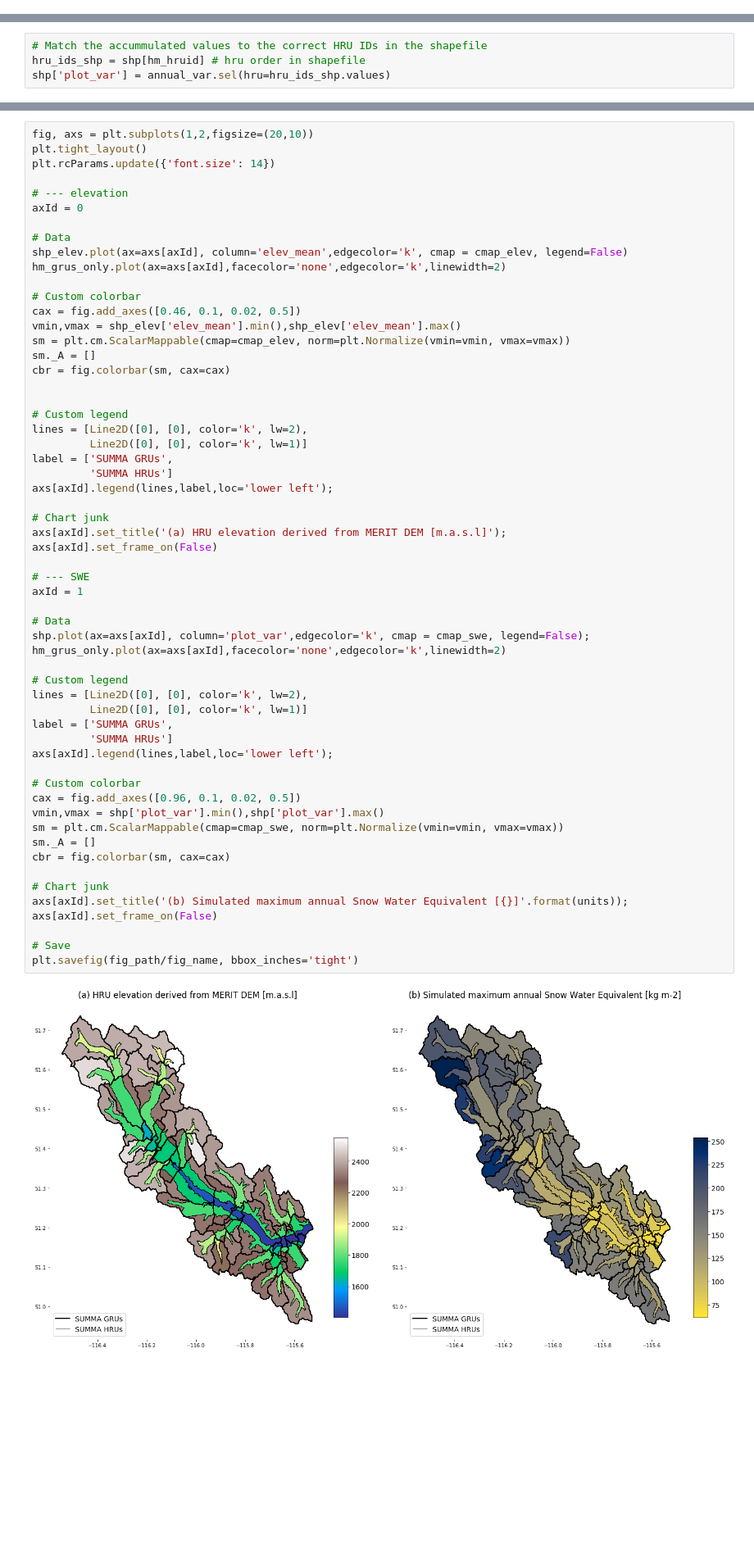
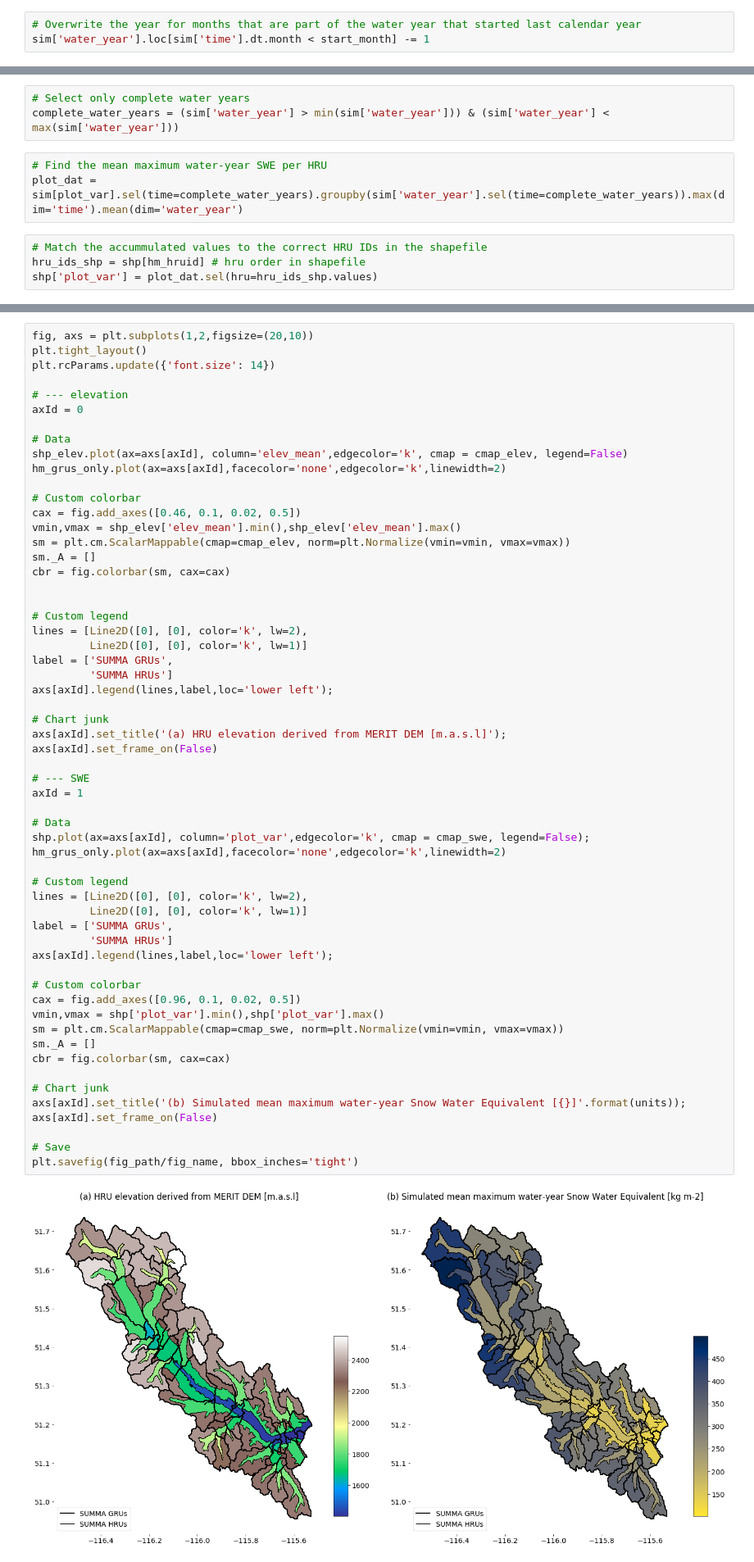
Before and after one commit to CH-Earth/CWARHM, a Jupyter notebook: 7_visualization/HRU_mean_SWE.ipynb, the cells around one changed output, grey strips where cells are left out. Shown: that part at 82% size. Saved outputs shown, nothing was run; the diff lists cells and outputs as text; blank space fills up the shorter version.

```diff
--- a/7_visualization/HRU_mean_SWE.ipynb
+++ b/7_visualization/HRU_mean_SWE.ipynb
@@ -125,2 +137,5 @@ shp_elev = gpd.read_file(elev_catchment_path/elev_catchment_name)
+# %%
+# Overwrite the year for months that are part of the water year that started last calendar year
+sim['water_year'].loc[sim['time'].dt.month < start_month] -= 1
 # %% [markdown]
 #### Preprocessing
@@ -130,7 +142,13 @@ annual_var = sim[plot_var].max(dim='time')
+# %%
+# Select only complete water years
+complete_water_years = (sim['water_year'] > min(sim['water_year'])) & (sim['water_year'] < max(sim['water_year']))
+# %%
+# Find the mean maximum water-year SWE per HRU
+plot_dat = sim[plot_var].sel(time=complete_water_years).groupby(sim['water_year'].sel(time=complete_water_years)).max(dim='time').mean(dim='water_year')
 # %%
 # Match the accummulated values to the correct HRU IDs in the shapefile
 hru_ids_shp = shp[hm_hruid] # hru order in shapefile
-shp['plot_var'] = annual_var.sel(hru=hru_ids_shp.values)
+shp['plot_var'] = plot_dat.sel(hru=hru_ids_shp.values)
 # %%
 # Create a shapefile with only GRU boundaries for overlay
 hm_grus_only = shp[[hm_gruid,'geometry']] # keep only the gruId and geometry
@@ -175,35 +193,35 @@ axs[axId].legend(lines,label,loc='lower left');
 axs[axId].set_title('(a) HRU elevation derived from MERIT DEM [m.a.s.l]');
 axs[axId].set_frame_on(False)
 
 # --- SWE
 axId = 1
 
 # Data
 shp.plot(ax=axs[axId], column='plot_var',edgecolor='k', cmap = cmap_swe, legend=False);
 hm_grus_only.plot(ax=axs[axId],facecolor='none',edgecolor='k',linewidth=2)
 
 # Custom legend
 lines = [Line2D([0], [0], color='k', lw=2),
          Line2D([0], [0], color='k', lw=1)]
 label = ['SUMMA GRUs',
          'SUMMA HRUs']
 axs[axId].legend(lines,label,loc='lower left');
 
 # Custom colorbar
 cax = fig.add_axes([0.96, 0.1, 0.02, 0.5])
 vmin,vmax = shp['plot_var'].min(),shp['plot_var'].max()
 sm = plt.cm.ScalarMappable(cmap=cmap_swe, norm=plt.Normalize(vmin=vmin, vmax=vmax))
 sm._A = []
 cbr = fig.colorbar(sm, cax=cax)
 
 # Chart junk
-axs[axId].set_title('(b) Simulated maximum annual Snow Water Equivalent [{}]'.format(units));
+axs[axId].set_title('(b) Simulated mean maximum water-year Snow Water Equivalent [{}]'.format(units));
 axs[axId].set_frame_on(False)
 
 # Save
 plt.savefig(fig_path/fig_name, bbox_inches='tight')
 # %% [output]
-[figure, old version]
+[figure, new version]
 # %% [markdown]
 #### test
 # %%
```
Also changed, not shown: parts of 6 cells of this notebook, 4 other files.
